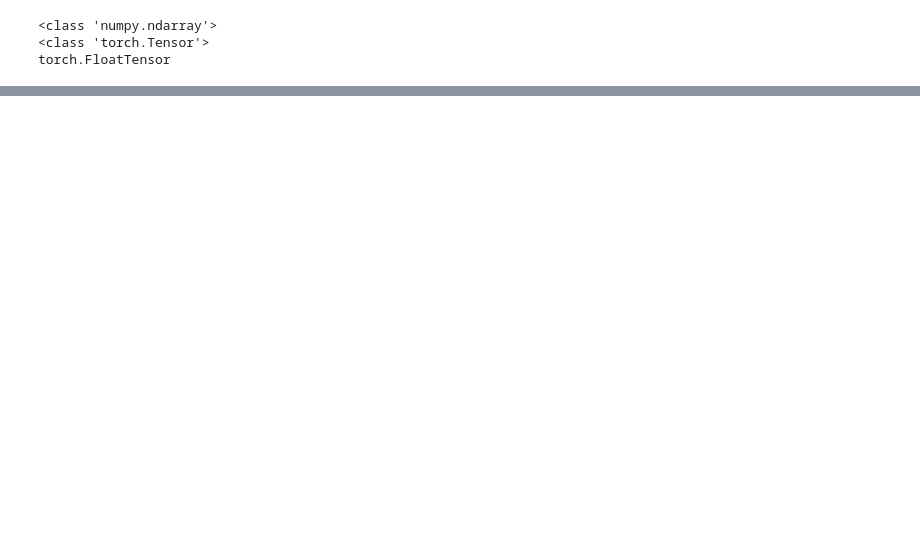
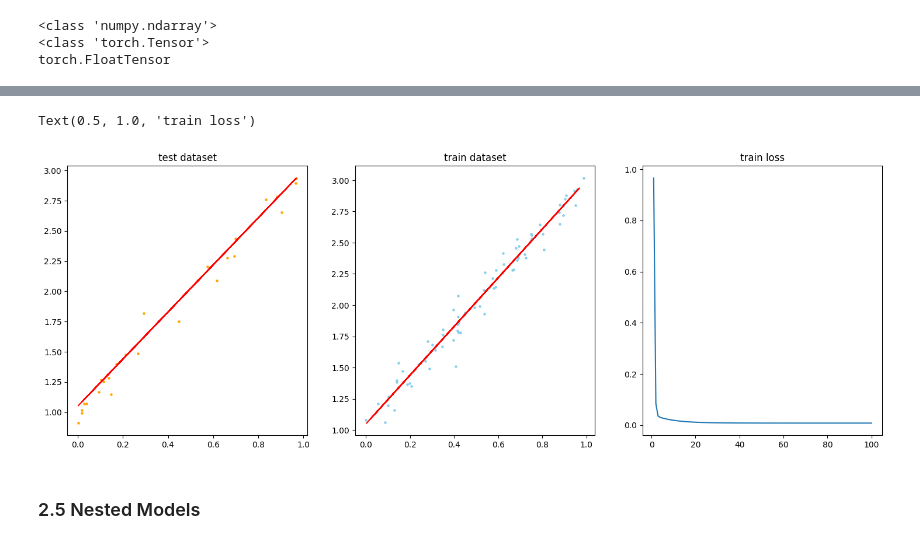
Before and after one commit to budermike/neural-ode-galaxy-gen, a Jupyter notebook: 01_foundations/pytorch_introduction.ipynb, the cells around one changed output, grey strips where cells are left out. Cells and saved outputs as stored; diff of their text form; code cells hidden in the pictures; blank space fills up the shorter version.

```diff
--- a/01_foundations/pytorch_introduction.ipynb
+++ b/01_foundations/pytorch_introduction.ipynb
@@ -211,0 +457,11 @@ TypeError: unsupported operand type(s) for *: 'float' and 'NoneType'
+# %%
+# define Model
+class ManualLinearRegression(nn.Module):
+    def __init__(self):
+        super().__init__()
+
+        self.m = nn.Parameter(torch.randn(1, dtype=torch.float))
+        self.q = nn.Parameter(torch.randn(1, dtype=torch.float))
+
+    def forward(self, x):
+        return self.m * x + self.q
@@ -211,0 +540,22 @@ TypeError: unsupported operand type(s) for *: 'float' and 'NoneType'
+# %%
+# use learned coeff
+model.eval()
+with torch.no_grad():
+    y_pred = model(x_test)
+
+# plot data
+fig, ax = plt.subplots(1, 3, figsize=(18, 6))
+ax[0].scatter(x_test, y_test, s=5, c="orange")
+ax[1].scatter(x_train, y_train, s=5, c="skyblue")
+ax[0].plot(x_test, y_pred, c="red")
+ax[1].plot(x_test, y_pred, c="red")
+ax[2].plot(range(1, epochs+1), train_history)
+
+ax[0].set_title("test dataset")
+ax[1].set_title("train dataset")
+ax[2].set_title("train loss")
+# %% [output]
+Text(0.5, 1.0, 'train loss')
+[figure, added]
+# %% [markdown]
+### 2.5 Nested Models
```
Also changed, not shown: parts of 28 cells of this notebook.
